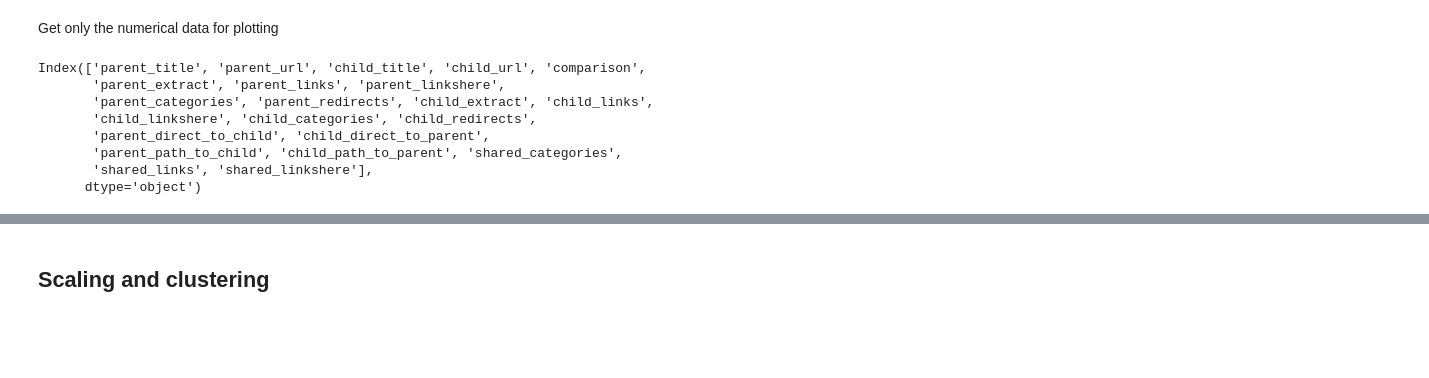
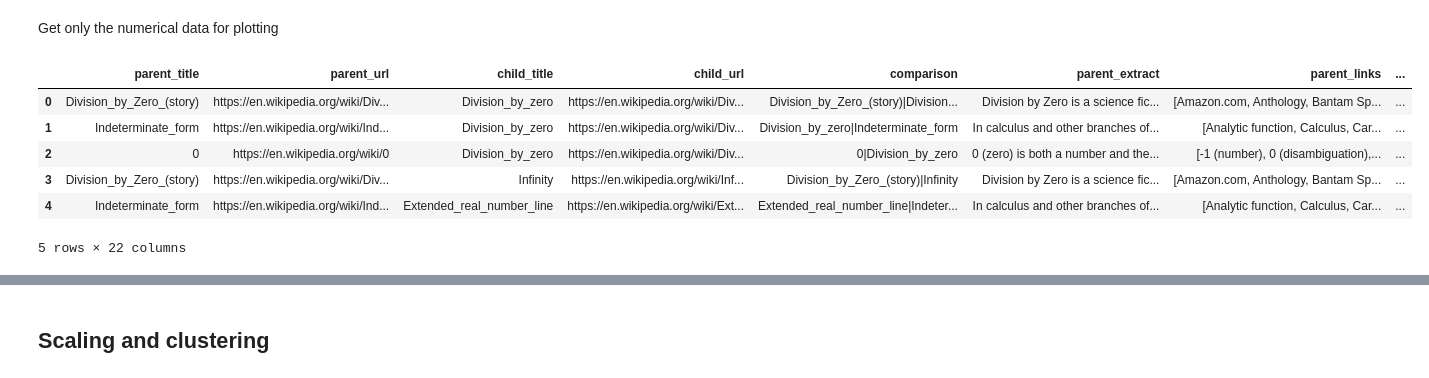
Before and after one commit to QED0711/wiki_learn, a Jupyter notebook: exploration/clustering_and_graphing_exploration.ipynb, the cells around one changed output, grey strips where cells are left out. Saved outputs shown, nothing was run; the diff lists cells and outputs as text; code cells hidden in the pictures; blank space fills up the shorter version.

```diff
--- a/exploration/clustering_and_graphing_exploration.ipynb
+++ b/exploration/clustering_and_graphing_exploration.ipynb
@@ -24,14 +24,13 @@ with open("../data/interim/02_extracted_basic_numerical_comparison.pkl", "rb") a
 # %% [markdown]
 Get only the numerical data for plotting
 # %%
-wiki_df.columns
+wiki_df.head()
 # %% [output]
+|  | parent_title | parent_url | child_title | child_url | comparison | parent_extract | parent_links | ... |
+| 0 | Division_by_Zero_(story) | https://en.wikipedia.org/wiki/Div... | Division_by_zero | https://en.wikipedia.org/wiki/Div... | Division_by_Zero_(story)|Division... | Division by Zero is a science fic... | [Amazon.com, Anthology, Bantam Sp... | ... |
+| 1 | Indeterminate_form | https://en.wikipedia.org/wiki/Ind... | Division_by_zero | https://en.wikipedia.org/wiki/Div... | Division_by_zero|Indeterminate_form | In calculus and other branches of... | [Analytic function, Calculus, Car... | ... |
+| 2 | 0 | https://en.wikipedia.org/wiki/0 | Division_by_zero | https://en.wikipedia.org/wiki/Div... | 0|Division_by_zero | 0 (zero) is both a number and the... | [-1 (number), 0 (disambiguation),... | ... |
+| 3 | Division_by_Zero_(story) | https://en.wikipedia.org/wiki/Div... | Infinity | https://en.wikipedia.org/wiki/Inf... | Division_by_Zero_(story)|Infinity | Division by Zero is a science fic... | [Amazon.com, Anthology, Bantam Sp... | ... |
+| 4 | Indeterminate_form | https://en.wikipedia.org/wiki/Ind... | Extended_real_number_line | https://en.wikipedia.org/wiki/Ext... | Extended_real_number_line|Indeter... | In calculus and other branches of... | [Analytic function, Calculus, Car... | ... |
-Index(['parent_title', 'parent_url', 'child_title', 'child_url', 'comparison',
-       'parent_extract', 'parent_links', 'parent_linkshere',
-       'parent_categories', 'parent_redirects', 'child_extract', 'child_links',
-       'child_linkshere', 'child_categories', 'child_redirects',
-       'parent_direct_to_child', 'child_direct_to_parent',
-       'parent_path_to_child', 'child_path_to_parent', 'shared_categories',
-       'shared_links', 'shared_linkshere'],
-      dtype='object')
+5 rows × 22 columns
 # %%
```
Also changed, not shown: parts of 11 cells of this notebook, 2 other files.
